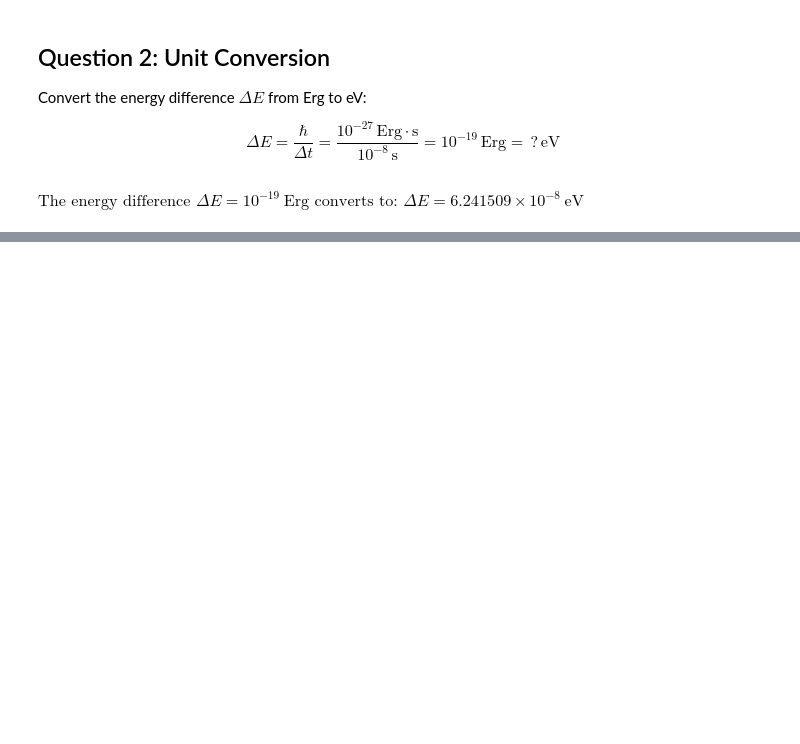
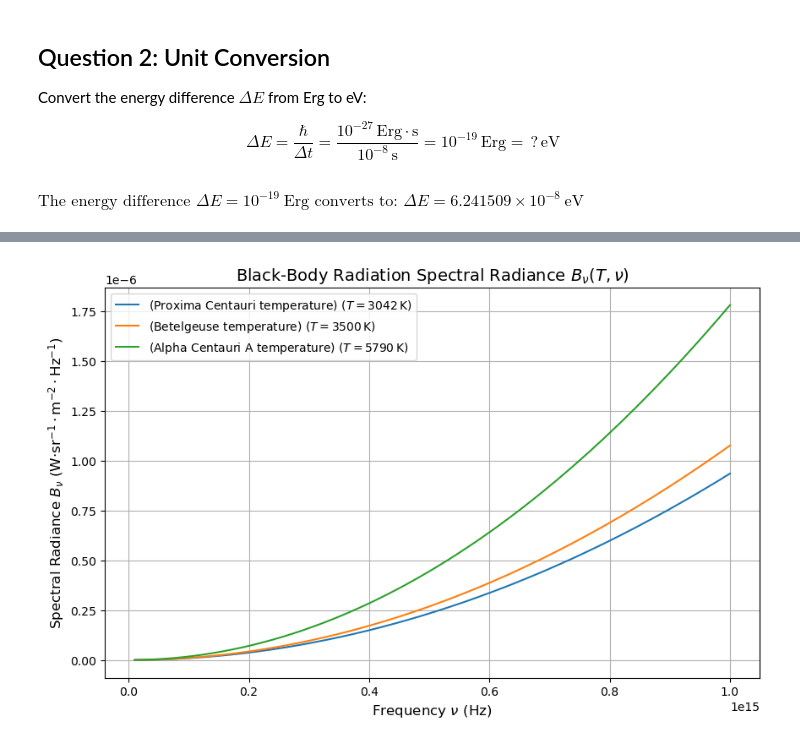
Before and after one commit to ilssear/quantum-wizards, a Jupyter notebook: Homework-001.ipynb, the cells around one changed output, grey strips where cells are left out. Saved outputs shown, nothing was run; the diff lists cells and outputs as text; code cells hidden in the pictures; blank space fills up the shorter version.

```diff
--- a/Homework-001.ipynb
+++ b/Homework-001.ipynb
@@ -129,0 +261,46 @@ $\displaystyle \text{The energy difference } \Delta E = 10^{-19} \ \mathrm{Erg}
+# %%
+
+# Constants
+h = 6.62607015e-34  # Planck's constant (J·s)
+c = 299792458       # Speed of light (m/s)
+k_B = 1.380649e-23  # Boltzmann constant (J/K)
+
+# Rayleigh-Jeans approximation in terms of frequency
+def B_nu_rayleigh(frequency, T):
+    """
+    Calculate spectral radiance B_nu (Rayleigh-Jeans Law) at a given temperature.
+
+    Parameters:
+    frequency (float or np.array): Frequency in Hz.
+    T (float): Temperature in Kelvin.
+
+    Returns:
+    float or np.array: Spectral radiance in W·sr⁻¹·m⁻²·Hz⁻¹.
+    """
+    return 2 * k_B * T * (frequency**2) / c**2
+
+# Frequency range (Hz)
+ν_vals = np.linspace(1e13, 1e15, 1000)  # 10 THz to 1000 THz
+
+# Temperatures (K)
+temperatures = [
+    (3042, "(Proxima Centauri temperature)"),
+    (3500, "(Betelgeuse temperature)"),
+    (5790, "(Alpha Centauri A temperature)")
+]
+
+# Plot
+plt.figure(figsize=(10, 6))
+for T, label in temperatures:
+    radiance = B_nu_rayleigh(ν_vals, T)
+    plt.plot(ν_vals, radiance, label=f"{label} ($T = {T} \, \\mathrm{{K}}$)")
+
+# Formatting
+plt.title(r"Black-Body Radiation Spectral Radiance $B_\nu(T, \nu)$", fontsize=14)
+plt.xlabel(r"Frequency $\nu$ (Hz)", fontsize=12)
+plt.ylabel(r"Spectral Radiance $B_\nu$ (W$\cdot$sr$^{-1}\cdot$m$^{-2}\cdot$Hz$^{-1}$)", fontsize=12)
+plt.legend(fontsize=10)
+plt.grid(True)
+plt.show()
+# %% [output]
+[figure, added]
```
Also changed, not shown: parts of 8 cells of this notebook, 1 other file.
